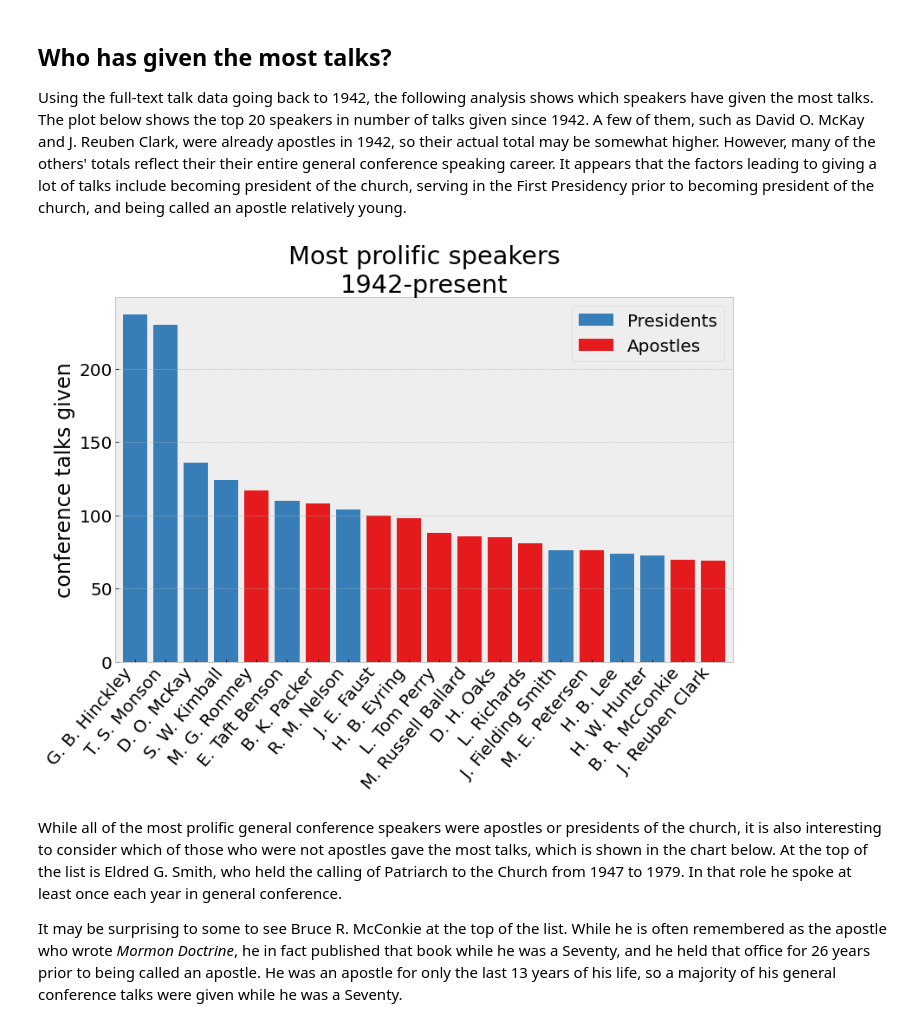
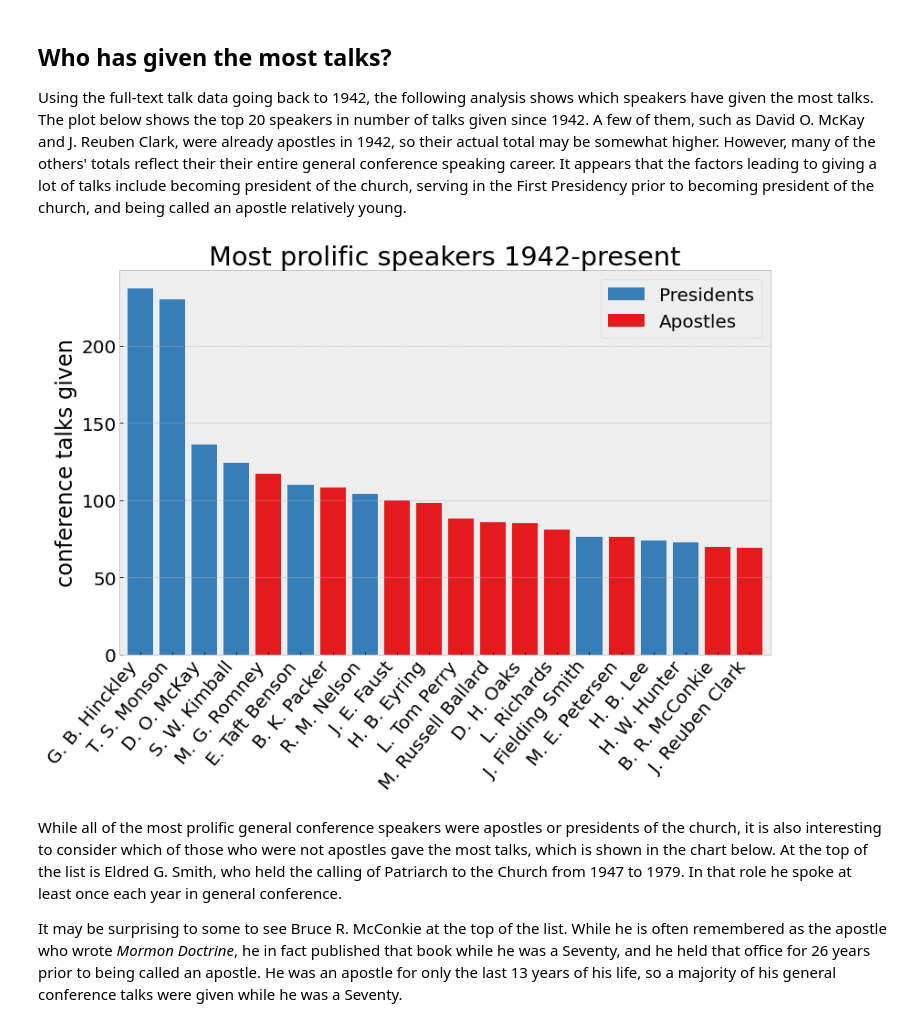
Before and after one commit to qhspencer/lds-data-analysis, a Jupyter notebook: General Stats.ipynb, the cells around one changed output. Drawn from its saved outputs; the diff is of its cells as text; code cells hidden in the pictures.

```diff
--- a/General Stats.ipynb
+++ b/General Stats.ipynb
@@ -111,20 +111,20 @@ Using the full-text talk data going back to 1942, the following analysis shows w
 # %%
 talk_count = talks_only.groupby('author').size().sort_values(
     ascending=False)[:20].to_frame('talks')
 talk_count['pres'] = ~talk_count.index.isin(president_list)
 talk_count = talk_count.pivot(columns='pres', values='talks').fillna(0)
 talk_count.columns = ['Presidents', 'Apostles']
 talk_count['sum'] = talk_count.sum(1)
 talk_count = talk_count.sort_values('sum', ascending=False).drop(columns=['sum'])
 talk_count.index = [apostle_sn_dict[x] for x in talk_count.index]
 
 talk_count.plot.bar(width=0.8, stacked=True, rot=50,
                     ylabel='conference talks given',
-                    title='Most prolific speakers\n1942-present')
+                    title='Most prolific speakers 1942-present')
 pl.xticks(ha='right', va='top')
 pl.grid(axis='x')
 # %% [output]
-[figure, old version]
+[figure, new version]
 # %% [markdown]
 While all of the most prolific general conference speakers were apostles or presidents of the church, it is also interesting to consider which of those who were not apostles gave the most talks, which is shown in the chart below. At the top of the list is Eldred G. Smith, who held the calling of Patriarch to the Church from 1947 to 1979. In that role he spoke at least once each year in general conference.
 
```
Also changed, not shown: parts of 10 cells of this notebook.
